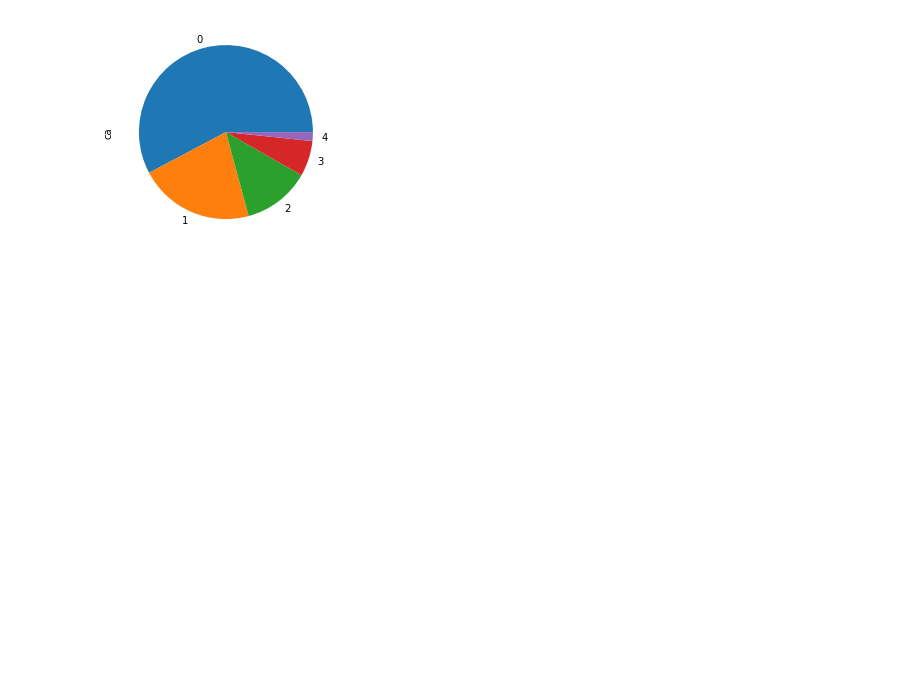
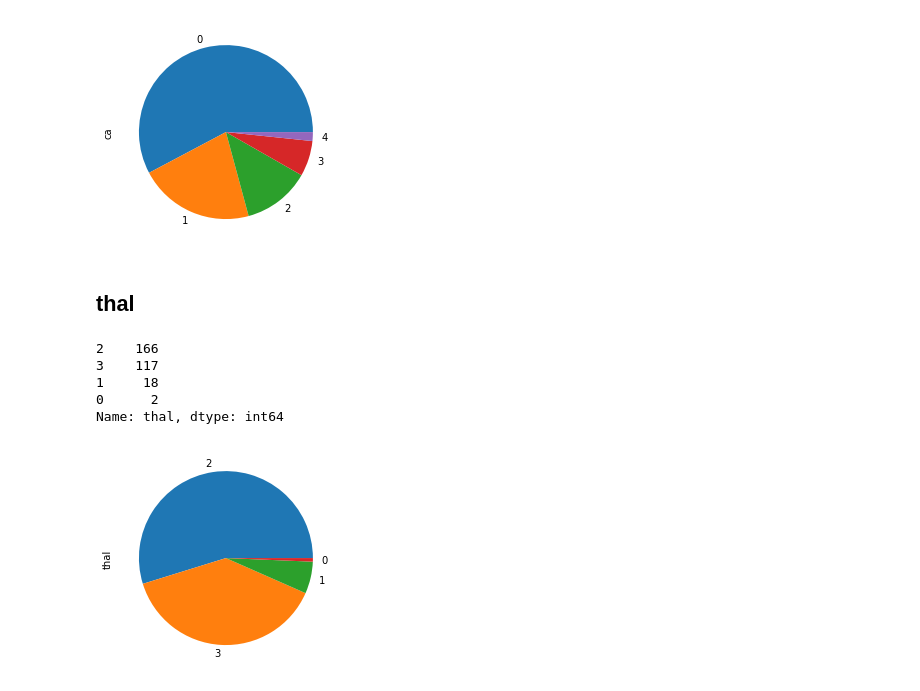
Before and after one commit to peteryph/Kaggle-Heart-Failure-Prediction, a Jupyter notebook: Heart Failure Prediction.ipynb, the cells around one changed output. Cells and saved outputs as stored; diff of their text form; code cells hidden in the pictures; blank space fills up the shorter version.

```diff
--- a/Heart Failure Prediction.ipynb
+++ b/Heart Failure Prediction.ipynb
@@ -207,3 +193,17 @@ df["ca"].astype('float').value_counts()
 4.0      5
 Name: ca, dtype: int64
 [figure]
+# %% [markdown]
+## thal
+# %%
+# thal: 1 = fixed defect; 2 = normal; 3 = reversable defect
+
+df["thal"].value_counts().plot(kind='pie')
+df["thal"].astype('category').value_counts()
+# %% [output]
+2    166
+3    117
+1     18
+0      2
+Name: thal, dtype: int64
+[figure, added]
```
Also changed, not shown: parts of 12 cells of this notebook.
